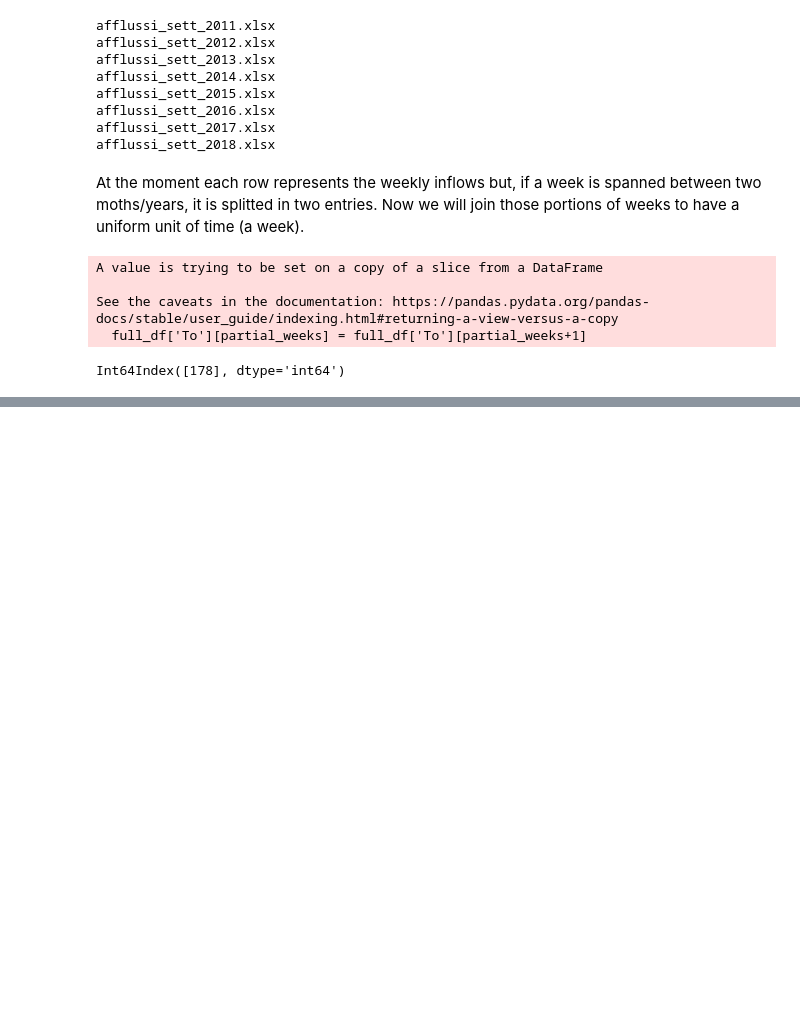
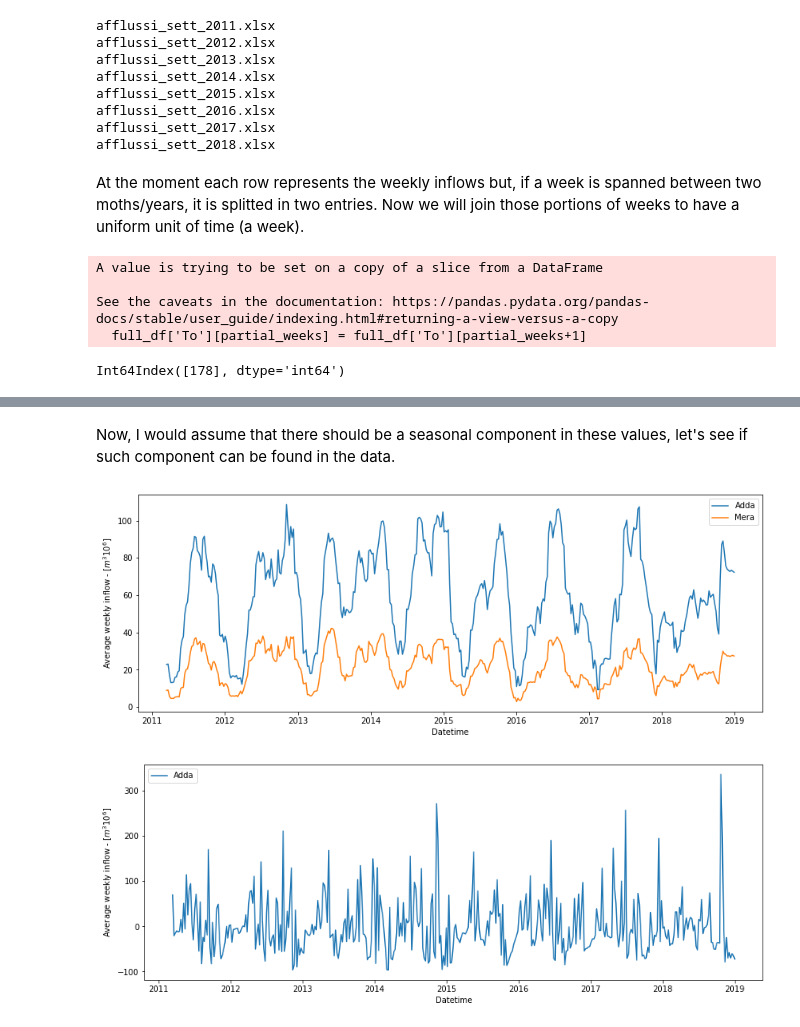
Before and after one commit to francescovidaich964/Como_lake, a Jupyter notebook: Como_Lake_test.ipynb, the cells around one changed output, grey strips where cells are left out. Cells and saved outputs as stored; diff of their text form; code cells hidden in the pictures; blank space fills up the shorter version.

Commit message:
Found seasonal component

```diff
--- a/Como_Lake_test.ipynb
+++ b/Como_Lake_test.ipynb
@@ -115,0 +139,27 @@ full_df
+# %% [markdown]
+Now, I would assume that there should be a seasonal component in these values, let's see if such component can be found in the data.
+# %%
+# Perform moving average
+window_size = 12
+adda_MA = adda_inflow.rolling(window_size).mean()
+mera_MA = mera_inflow.rolling(window_size).mean()
+
+# Plot filtered signals
+plt.figure(figsize=(14,5))
+plt.plot(adda_MA, label = "Adda")
+plt.plot(mera_MA, label = "Mera")
+plt.xlabel('Datetime')
+plt.ylabel('Average weekly inflow - [$m^310^6$]')
+plt.legend()
+plt.show()
+
+plt.figure(figsize=(14,5))
+plt.plot(adda_inflow - adda_MA, label = "Adda")
+#plt.plot(mera_MA, label = "Mera")
+plt.xlabel('Datetime')
+plt.ylabel('Average weekly inflow - [$m^310^6$]')
+plt.legend()
+plt.show()
+# %% [output]
+[figure, added]
+[figure, added]
```
Also changed, not shown: parts of 11 cells of this notebook.
